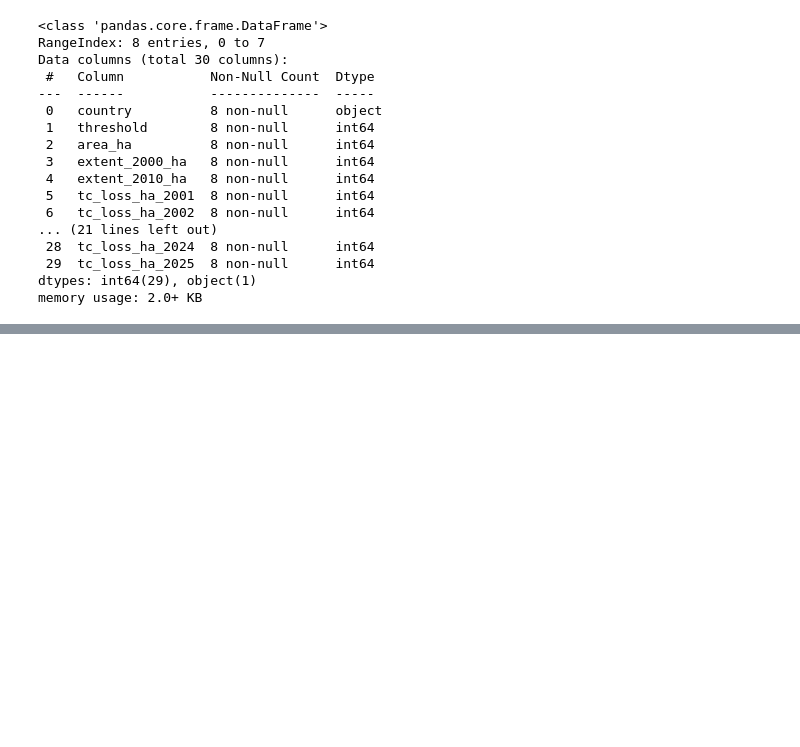
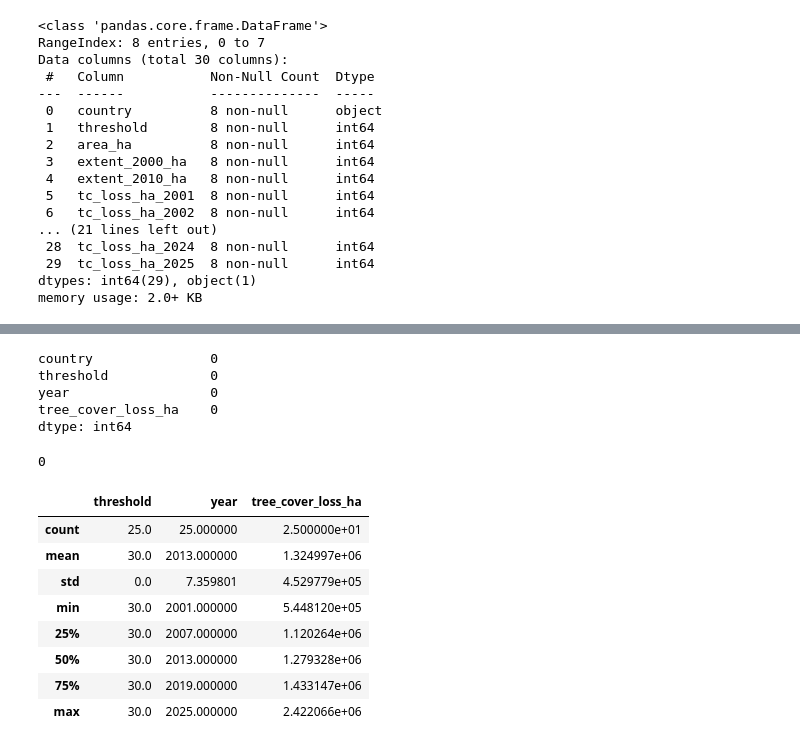
Before and after one commit to hanifahar29/indonesia-deforestation-wildfire-analysis, a Jupyter notebook: notebooks/forest_loss_data_cleaning.ipynb, the cells around one changed output, grey strips where cells are left out. Saved outputs shown, nothing was run; the diff lists cells and outputs as text; code cells hidden in the pictures; blank space fills up the shorter version.

```diff
--- a/notebooks/forest_loss_data_cleaning.ipynb
+++ b/notebooks/forest_loss_data_cleaning.ipynb
@@ -28,0 +108,32 @@ memory usage: 2.0+ KB
+# %%
+dc_clean = pd.melt(
+    dcf,
+    id_vars=['country', 'threshold'],
+    value_vars= ['tc_loss_ha_2001',
+                    'tc_loss_ha_2002',
+                    'tc_loss_ha_2003',
+                    'tc_loss_ha_2004',
+                    'tc_loss_ha_2005',
+                    'tc_loss_ha_2006',
+                    'tc_loss_ha_2007',
+                    'tc_loss_ha_2008',
+                    'tc_loss_ha_2009',
+                    'tc_loss_ha_2010',
+                    'tc_loss_ha_2011',
+                    'tc_loss_ha_2012',
+                    'tc_loss_ha_2013',
+                    'tc_loss_ha_2014',
+                    'tc_loss_ha_2015',
+                    'tc_loss_ha_2016',
+                    'tc_loss_ha_2017',
+                    'tc_loss_ha_2018',
+                    'tc_loss_ha_2019',
+                    'tc_loss_ha_2020',
+                    'tc_loss_ha_2021',
+                    'tc_loss_ha_2022',
+                    'tc_loss_ha_2023',
+                    'tc_loss_ha_2024',
+                    'tc_loss_ha_2025'],
+    var_name='year',
+    value_name='tree_cover_loss_ha'
+)
@@ -28,0 +169,24 @@ memory usage: 2.0+ KB
+# %%
+dc_clean.isna().sum()
+# %% [output]
+country               0
+threshold             0
+year                  0
+tree_cover_loss_ha    0
+dtype: int64
+# %%
+dc_clean.duplicated().sum()
+# %% [output]
+0
+# %%
+dc_clean.describe()
+# %% [output]
+|  | threshold | year | tree_cover_loss_ha |
+| count | 25.0 | 25.000000 | 2.500000e+01 |
+| mean | 30.0 | 2013.000000 | 1.324997e+06 |
+| std | 0.0 | 7.359801 | 4.529779e+05 |
+| min | 30.0 | 2001.000000 | 5.448120e+05 |
+| 25% | 30.0 | 2007.000000 | 1.120264e+06 |
+| 50% | 30.0 | 2013.000000 | 1.279328e+06 |
+| 75% | 30.0 | 2019.000000 | 1.433147e+06 |
+| max | 30.0 | 2025.000000 | 2.422066e+06 |
```
Also changed, not shown: parts of 24 cells of this notebook.
